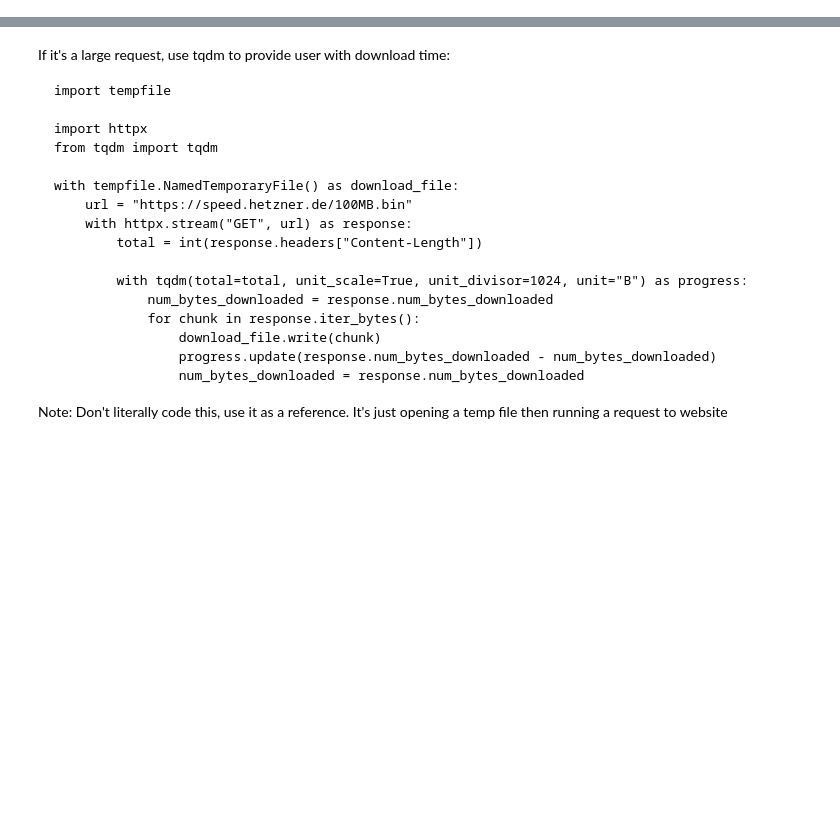
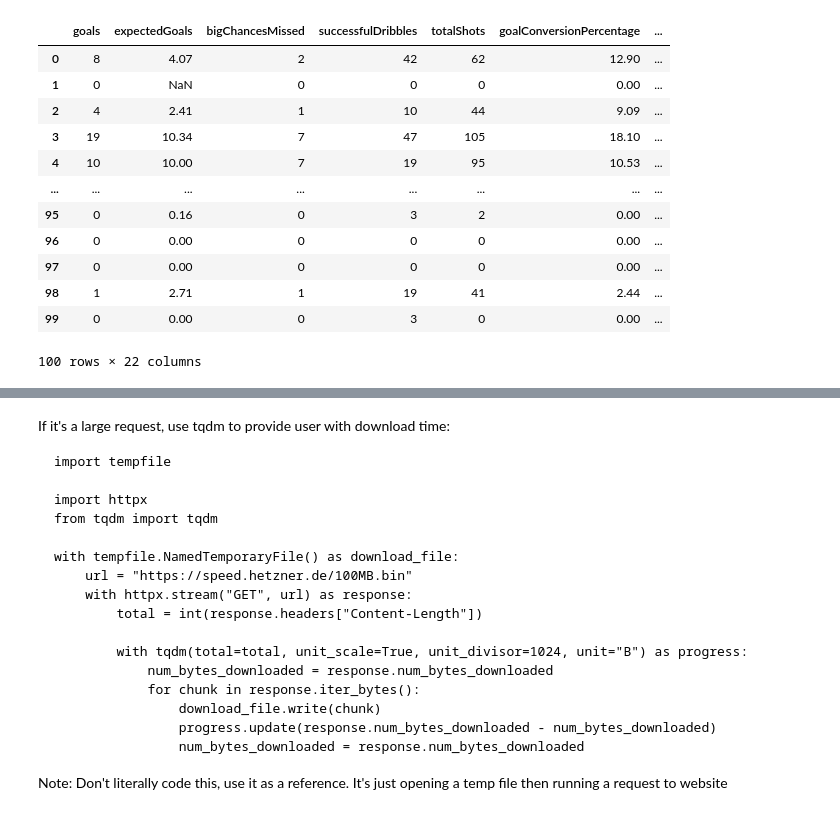
Before and after one commit to Calvinzheng123/sofascore-scrape, a Jupyter notebook: sofascore.ipynb, the cells around one changed output, grey strips where cells are left out. Saved outputs shown, nothing was run; the diff lists cells and outputs as text; code cells hidden in the pictures; blank space fills up the shorter version.

```diff
--- a/sofascore.ipynb
+++ b/sofascore.ipynb
@@ -153,0 +257,16 @@ merged_df
+# %%
+pd.json_normalize(response)
+# %% [output]
+|  | goals | expectedGoals | bigChancesMissed | successfulDribbles | totalShots | goalConversionPercentage | ... |
+| 0 | 8 | 4.07 | 2 | 42 | 62 | 12.90 | ... |
+| 1 | 0 | NaN | 0 | 0 | 0 | 0.00 | ... |
+| 2 | 4 | 2.41 | 1 | 10 | 44 | 9.09 | ... |
+| 3 | 19 | 10.34 | 7 | 47 | 105 | 18.10 | ... |
+| 4 | 10 | 10.00 | 7 | 19 | 95 | 10.53 | ... |
+| ... | ... | ... | ... | ... | ... | ... | ... |
+| 95 | 0 | 0.16 | 0 | 3 | 2 | 0.00 | ... |
+| 96 | 0 | 0.00 | 0 | 0 | 0 | 0.00 | ... |
+| 97 | 0 | 0.00 | 0 | 0 | 0 | 0.00 | ... |
+| 98 | 1 | 2.71 | 1 | 19 | 41 | 2.44 | ... |
+| 99 | 0 | 0.00 | 0 | 3 | 0 | 0.00 | ... |
+100 rows × 22 columns
```
Also changed, not shown: parts of 18 cells of this notebook.
